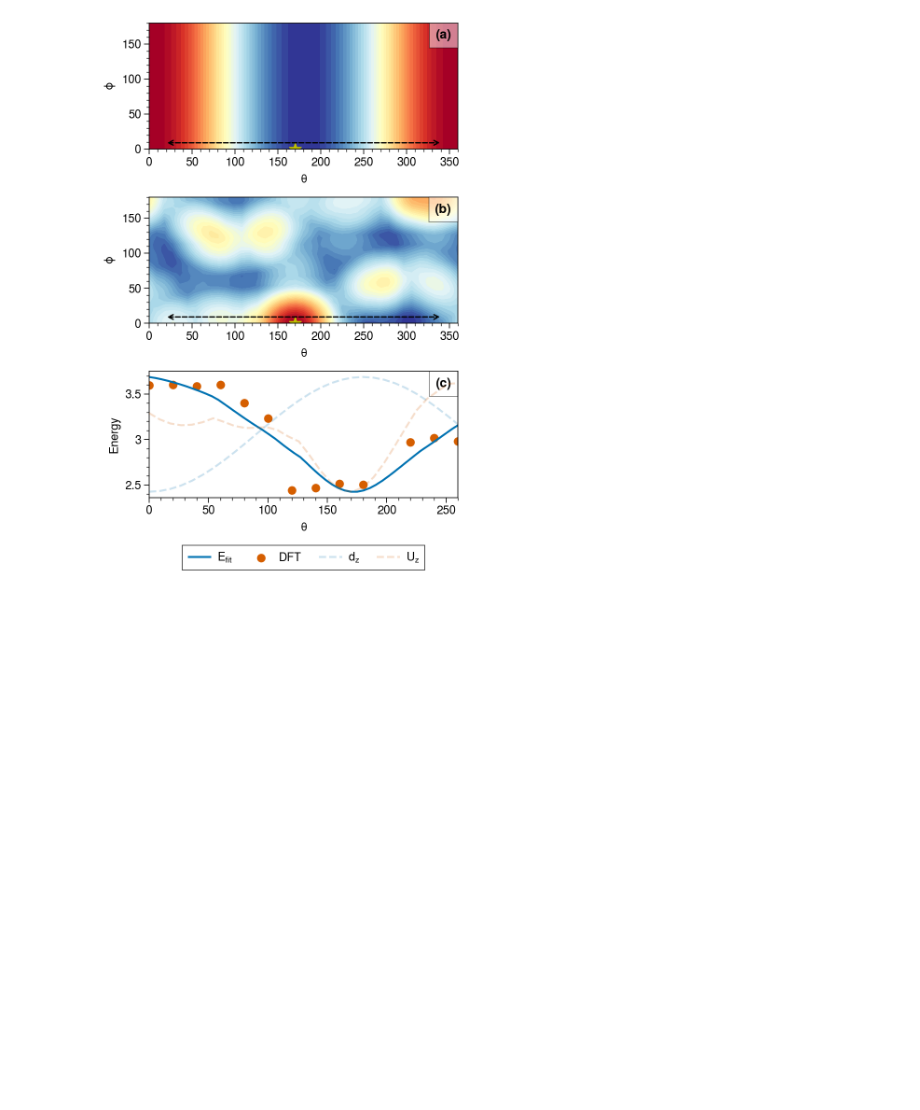
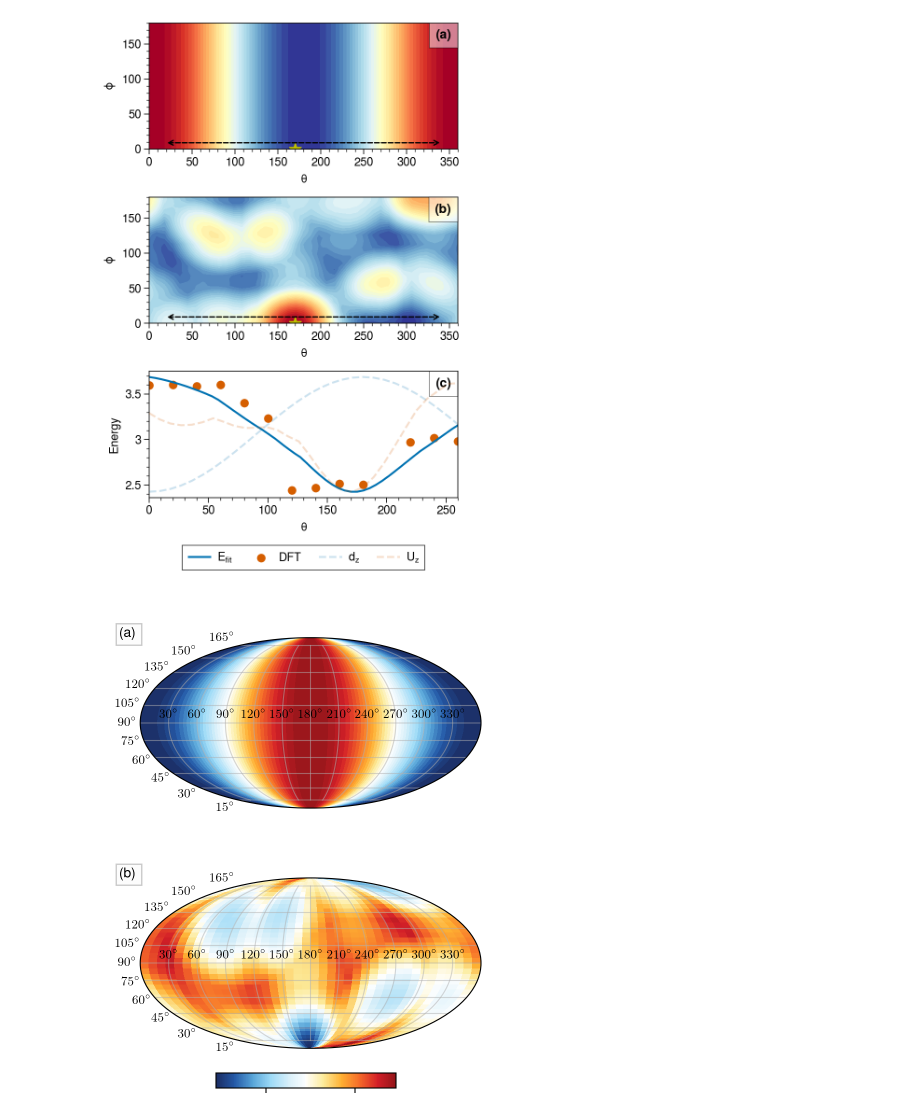
Before and after one commit to santoshkumarradha/spin-model-perovskite, a Jupyter notebook: notebooks/U-potential.ipynb, the cells around one changed output. Cells and saved outputs as stored; diff of their text form; code cells hidden in the pictures; blank space fills up the shorter version.

Commit message:
added combined figure

```diff
--- a/notebooks/U-potential.ipynb
+++ b/notebooks/U-potential.ipynb
@@ -48,9 +48,12 @@ def get_mean_distance_angle(theta,phi):
     structure=transform(a_reduce=1,angle=theta,phi=phi,move=1)
     return get_mean_distance(structure)
 # %%
-def create_spehircal_mesh_points(n):
+def create_spehircal_mesh_points(n,start_from_zero=True):
     t=np.linspace(0,np.rad2deg(2*np.pi),n)
     p=np.linspace(0,np.rad2deg(np.pi),n)
+    if not start_from_zero:
+        t=np.linspace(0,np.rad2deg(2*np.pi),n)
+        p=np.linspace(-np.rad2deg(np.pi/2),np.rad2deg(np.pi/2),n)
     return t,p
 # %%
 nk=41
@@ -172,3 +175,58 @@ for i in ax[:2]:
 plt.savefig("../figures/fitted_curve.png",dpi=300)
 # %% [output]
 [figure]
+# %%
+nk=41
+t,p=create_spehircal_mesh_points(nk)
+angles_distance=np.array([get_mean_distance_angle(theta=i,phi=j) for i in t for j in p]).reshape(nk,nk).T
+# %%
+import matplotlib
+import proplot as pplt
+import matplotlib.transforms as mtransforms
+
+plt.style.use("default")
+plt.rcParams.update({
+    "text.usetex": True,
+    "font.family": "sans-serif",
+    "font.sans-serif": ["Helvetica"]})
+fig, ax = plt.subplots(2,1,subplot_kw=dict(projection='mollweide'), figsize=(4,5))
+
+x = np.linspace(-np.pi, np.pi, nk)
+y = np.linspace(-np.pi/2, np.pi/2, nk)
+X, Y = np.meshgrid(x, y)
+
+ax[0].contourf(X,Y, dipole_z,40,cmap=pplt.Colormap('ColdHot'),latlon=True)
+
+im=ax[1].pcolormesh(X,Y, angles_distance,cmap=pplt.Colormap('ColdHot'))
+
+matplotlib.rcParams['text.latex.preamble']=[r"\usepackage{amsmath}"]
+for i in ax:
+    matplotlib.rcParams['text.latex.preamble']=[r"\usepackage{amsmath}"]
+    xlabels = ['$30^\circ$', '$60^\circ$','$90^\circ$','$120^\circ$','$150^\circ$',
+                '$180^\circ$', '$210^\circ$', '$240^\circ$', '$270^\circ$','$300^\circ$', '$330^\circ$']
+
+    ylabels = ['$165^\circ$', '$150^\circ$', '$135^\circ$', '$120^\circ$',
+                '$105^\circ$', '$90^\circ$', '$75^\circ$', '$60^\circ$',
+                '$45^\circ$','$30^\circ$','$15^\circ$']
+    ylabels.reverse()
+    i.set_xticklabels(xlabels, fontsize=9)
+    i.set_yticklabels(ylabels, fontsize=9)
+    i.grid(alpha=0.5)
+
+
+for j,i in enumerate(ax):
+    # label physical distance in and down:
+    trans = mtransforms.ScaledTranslation(-.2, .1, fig.dpi_scale_trans)
+    i.text(0.0, 1.0, ["(a)","(b)"][j], transform=i.transAxes + trans,
+            fontsize='medium', verticalalignment='top', fontfamily='serif',
+            bbox=dict(facecolor='.94', edgecolor='k',alpha=0.2, pad=3.0))
+
+cax = fig.add_axes([0.3, .01, 0.45, 0.03])
+fig.colorbar(im,orientation='horizontal', shrink=.5, cax=cax).set_label(label="Relative Strength",size=10)
+
+
+
+plt.tight_layout()
+fig.savefig('../figures/main_figure.png',dpi=300, bbox_inches='tight')
+# %% [output]
+[figure, added]
```
Also changed, not shown: 45 other files.
